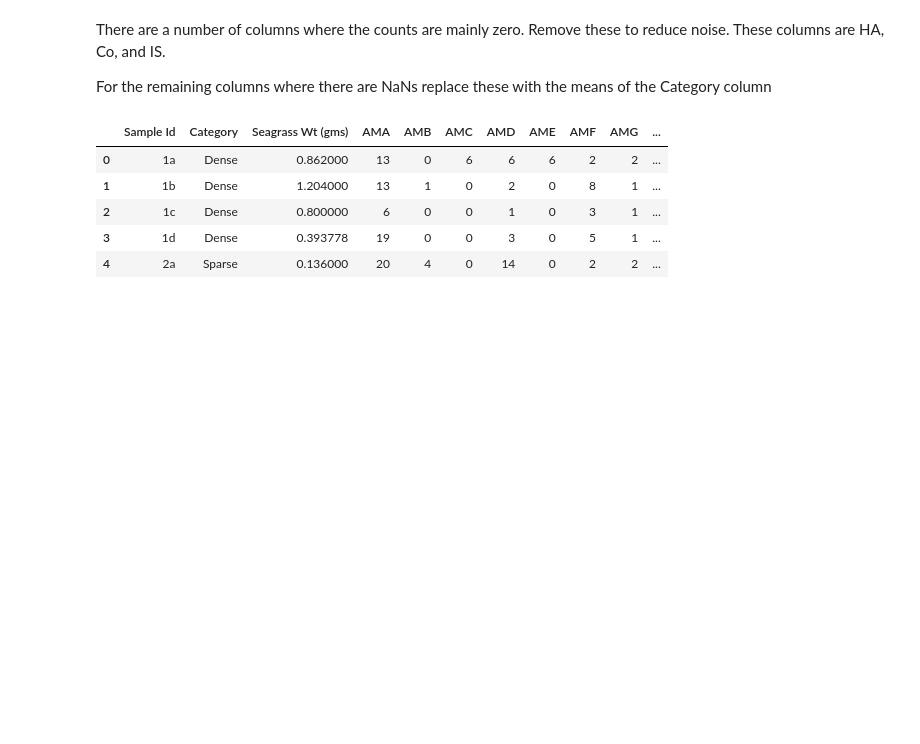
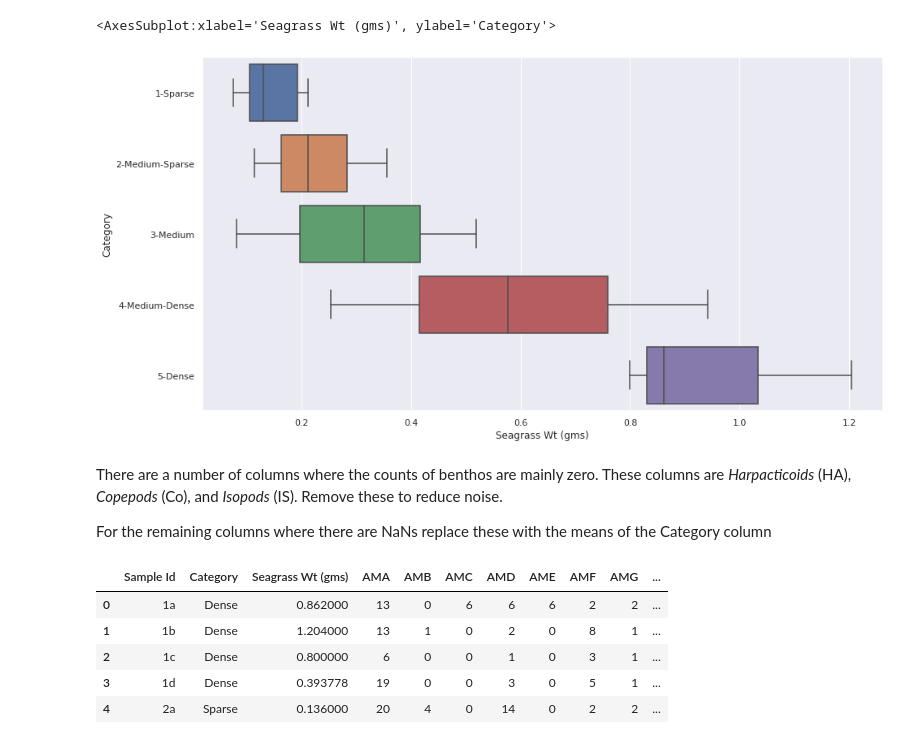
Before and after one commit to rah/optimal-size-selection, a Jupyter notebook: ipython/10. Benthos_Habitat_Complexity.ipynb, the cells around one changed output. Drawn from its saved outputs; the diff is of its cells as text; code cells hidden in the pictures; blank space fills up the shorter version.

Commit message:
habitat analysis

```diff
--- a/ipython/10. Benthos_Habitat_Complexity.ipynb
+++ b/ipython/10. Benthos_Habitat_Complexity.ipynb
@@ -14,0 +12,13 @@ df.head()
+# %%
+import pandas as pd
+import seaborn as sns
+
+sns.set(rc = {'figure.figsize': (15,8)})
+
+df = pd.read_csv('../data/Benthos-Habitat-Complexity-25-26-6-83.csv')
+
+# Rename the values in Category so that plots using this are shown in order
+df['Category'] = df['Category'].replace({'Sparse': '1-Sparse', 'Medium-Sparse': '2-Medium-Sparse', 'Medium': '3-Medium', 'Medium-Dense': '4-Medium-Dense', 'Dense': '5-Dense'})
+
+df.sort_values(by=['Category'], inplace=True)
+df.head()
@@ -15,5 +40,10 @@ df.head()
+# %%
+sns.boxplot(data=df, x="Seagrass Wt (gms)", y="Category")
+# %% [output]
+<AxesSubplot:xlabel='Seagrass Wt (gms)', ylabel='Category'>
+[figure, added]
 # %% [markdown]
-There are a number of columns where the counts are mainly zero. Remove these to reduce noise. These columns are HA, Co, and IS.
+There are a number of columns where the counts of benthos are mainly zero. These columns are _Harpacticoids_ (HA), _Copepods_ (Co), and _Isopods_ (IS). Remove these to reduce noise.
 
 For the remaining columns where there are NaNs replace these with the means of the Category column
 # %%
```
Also changed, not shown: parts of 7 cells of this notebook.
